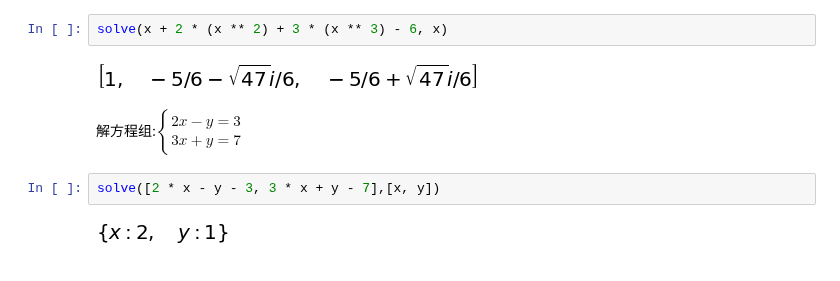
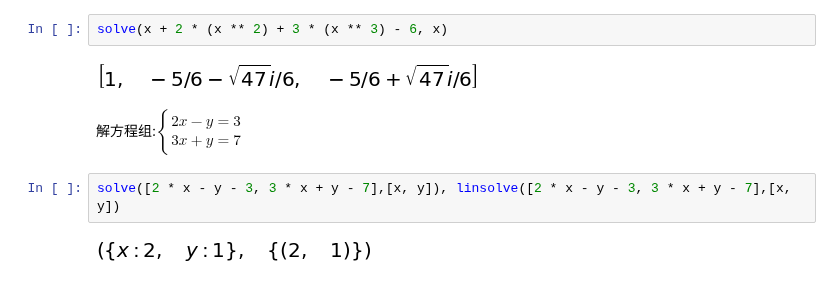
Before and after one commit to Sanningw/ML-and-DL, a Jupyter notebook: math/Calculus/Sympy_Calculus.ipynb, the cells around one changed output. Saved outputs shown, nothing was run; the diff lists cells and outputs as text.

```diff
--- a/math/Calculus/Sympy_Calculus.ipynb
+++ b/math/Calculus/Sympy_Calculus.ipynb
@@ -164,6 +151,6 @@ solve(x + 2 * (x ** 2) + 3 * (x ** 3) - 6, x)
 # %% [markdown]
 解方程组:$\begin{cases}2x - y = 3\\3x + y = 7\end{cases}$
 # %%
-solve([2 * x - y - 3, 3 * x + y - 7],[x, y])
+solve([2 * x - y - 3, 3 * x + y - 7],[x, y]), linsolve([2 * x - y - 3, 3 * x + y - 7],[x, y])
 # %% [output]
-[figure, old version]
+[figure, new version]
```
Also changed, not shown: parts of 6 cells of this notebook, 3 other files.
